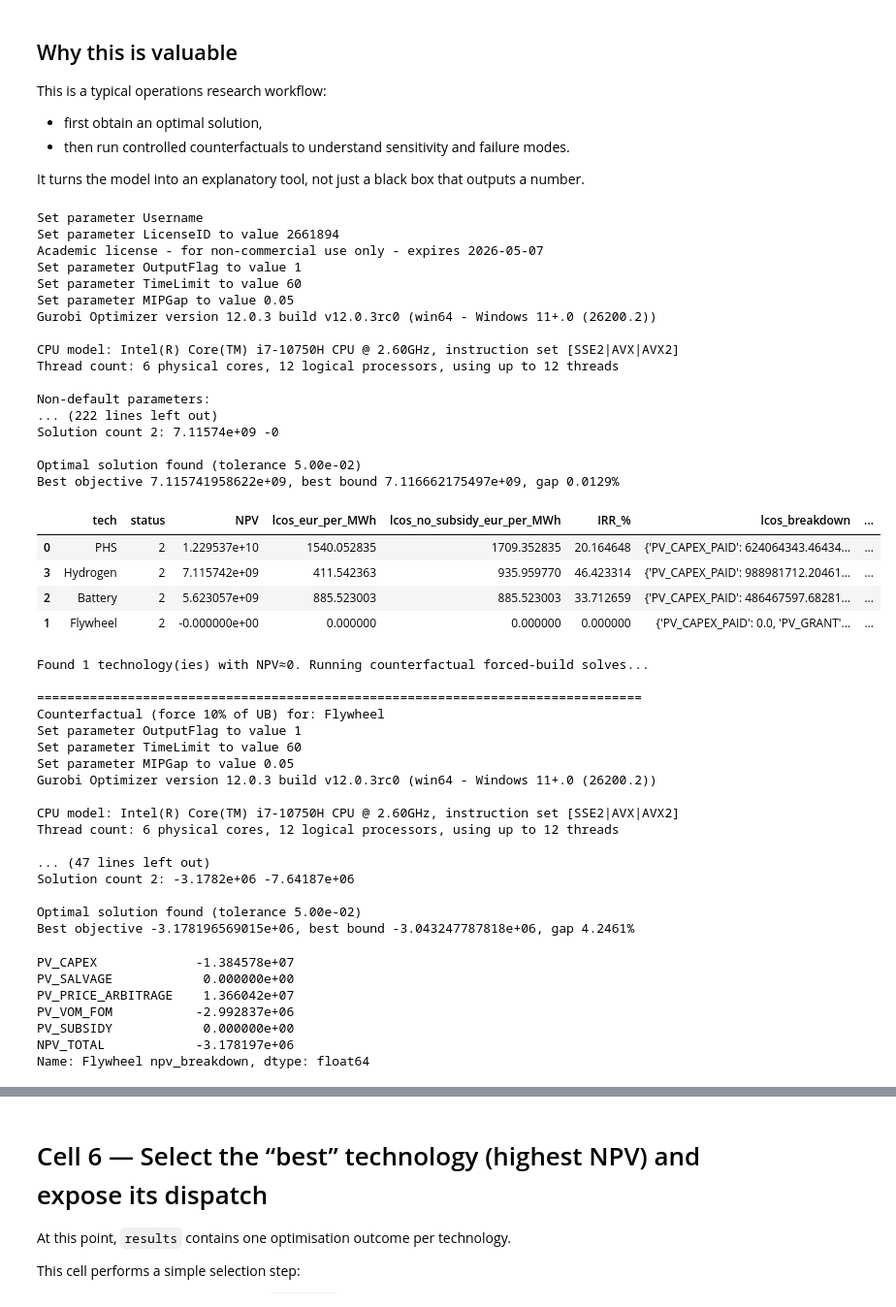
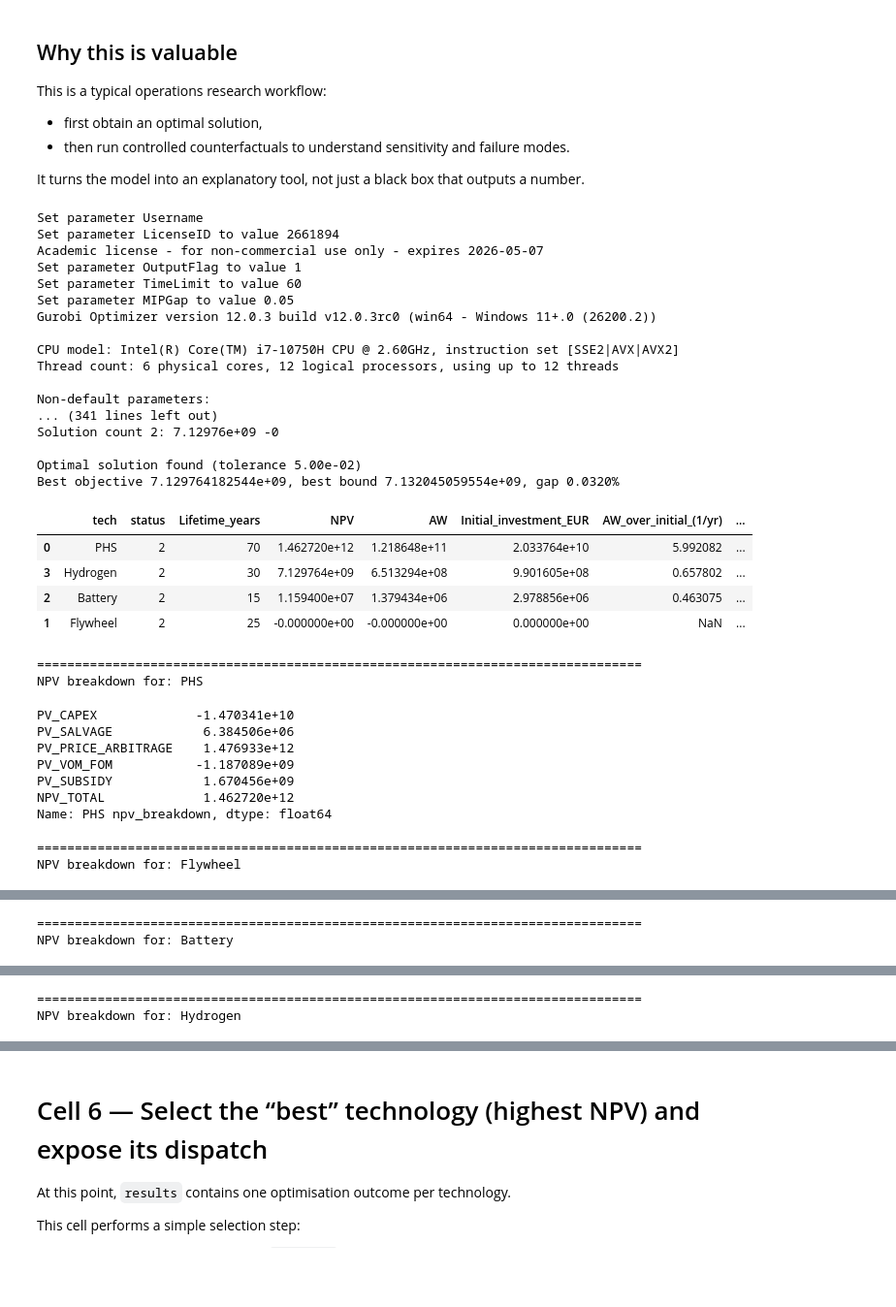
Before and after one commit to OtakuDisease/CM-E-Project, a Jupyter notebook: Best energy Alternative.ipynb, the cells around one changed output, grey strips where cells are left out. Shown at 97% size. Drawn from its saved outputs; the diff is of its cells as text; code cells hidden in the pictures; blank space fills up the shorter version.

Commit message:
Added AW over initial Investment

```diff
--- a/Best energy Alternative.ipynb
+++ b/Best energy Alternative.ipynb
@@ -1651,7 +1760,12 @@ import numpy as np
 import pandas as pd
 
 results = []
-for tech_name in TECH.keys():
+for tech_name, td in TECH.items():
+    operating_years = int(td.get("lifetime_years", H_years_default))
+    build_years = int(max(0, td.get("commissioning_delay_years", 0)))
+    H_tech = operating_years + build_years
+
+
     res = solve_one_tech(
         tech_name=tech_name,
         prices=prices,
@@ -1660,7 +1774,7 @@ for tech_name in TECH.keys():
         dt=dt,
         year_scale=year_scale,
         discount_rate=discount_rate,
-        H_years=H_years,
+        H_years=H_tech,
         subsidy_years=subsidy_years,
         output_flag=1,
         time_limit=60.0,
@@ -1672,7 +1786,12 @@ for tech_name in TECH.keys():
 summary = pd.DataFrame([{
     "tech": r["tech"],
     "status": r["status"],
+    "Lifetime_years": r.get("assumptions", {}).get("H_years", np.nan),
     "NPV": r.get("npv", np.nan),
+    "AW": r.get("aw", np.nan),
+    "Initial_investment_EUR": r.get("initial_investment_eur", np.nan),
+    "AW_over_initial_(1/yr)": r.get("aw_over_initial", np.nan),
+    "AW_over_initial_(%/yr)": r.get("aw_over_initial_pct", np.nan),
     "lcos_eur_per_MWh": r.get("lcos_eur_per_MWh", np.nan),
     "lcos_no_subsidy_eur_per_MWh": r.get("lcos_no_subsidy_eur_per_MWh", np.nan),
     "IRR_%": 100.0 * r.get("irr", np.nan),
@@ -1681,9 +1800,14 @@ summary = pd.DataFrame([{
     "Pch (MW)": r.get("Pch", np.nan),
     "Pdis (MW)": r.get("Pdis", np.nan),
     "simultaneous_hours_s0": r.get("simultaneous_hours_s0", np.nan),
-} for r in results]).sort_values("NPV", ascending=False)
+} for r in results]).sort_values("AW", ascending=False)
 
 display(summary)
+for r in results:
+    tech_name = r["tech"]
+    print("\n" + "="*80)
+    print(f"NPV breakdown for: {tech_name}")
+    display(pd.Series(r.get("npv_breakdown", {}), name=f"{tech_name} npv_breakdown"))
 
 # -------------------------
 # Counterfactual diagnostics: if a tech optimises to ~0, force a small build to see why
@@ -1697,6 +1821,9 @@ if len(r0_list) > 0:
         print("\n" + "="*80)
         print(f"Counterfactual (force 10% of UB) for: {tech_name}")
 
+        td = TECH[tech_name]
+        H_tech = int(td.get("lifetime_years", H_years_default))
+
         rbest = solve_one_tech(
             tech_name=tech_name,
             prices=prices,
@@ -1705,63 +1832,50 @@ if len(r0_list) > 0:
             dt=dt,
             year_scale=year_scale,
             discount_rate=discount_rate,
-            H_years=H_years,
+            H_years=H_tech,
             subsidy_years=subsidy_years,
             output_flag=1,
             time_limit=60.0,
             prevent_simultaneous=True,
             force_frac_ub=0.10,
             price_drift_annual=price_drift_annual,
         )
 
         display(pd.Series((rbest or {}).get("npv_breakdown", {}), name=f"{tech_name} npv_breakdown"))
         display((rbest or {}).get("scenario_breakdown", pd.DataFrame()).head())
 else:
     print("No technologies with NPV≈0 in baseline solve.")
 # %% [output]
 Set parameter Username
 Set parameter LicenseID to value 2661894
 Academic license - for non-commercial use only - expires 2026-05-07
 Set parameter OutputFlag to value 1
 Set parameter TimeLimit to value 60
 Set parameter MIPGap to value 0.05
 Gurobi Optimizer version 12.0.3 build v12.0.3rc0 (win64 - Windows 11+.0 (26200.2))
 
 CPU model: Intel(R) Core(TM) i7-10750H CPU @ 2.60GHz, instruction set [SSE2|AVX|AVX2]
 Thread count: 6 physical cores, 12 logical processors, using up to 12 threads
 
 Non-default parameters:
-... (222 lines left out)
-Solution count 2: 7.11574e+09 -0
+... (341 lines left out)
+Solution count 2: 7.12976e+09 -0
 
 Optimal solution found (tolerance 5.00e-02)
-Best objective 7.115741958622e+09, best bound 7.116662175497e+09, gap 0.0129%
+Best objective 7.129764182544e+09, best bound 7.132045059554e+09, gap 0.0320%
-|  | tech | status | NPV | lcos_eur_per_MWh | lcos_no_subsidy_eur_per_MWh | IRR_% | lcos_breakdown | ... |
-| 0 | PHS | 2 | 1.229537e+10 | 1540.052835 | 1709.352835 | 20.164648 | {'PV_CAPEX_PAID': 624064343.46434... | ... |
-| 3 | Hydrogen | 2 | 7.115742e+09 | 411.542363 | 935.959770 | 46.423314 | {'PV_CAPEX_PAID': 988981712.20461... | ... |
-| 2 | Battery | 2 | 5.623057e+09 | 885.523003 | 885.523003 | 33.712659 | {'PV_CAPEX_PAID': 486467597.68281... | ... |
-| 1 | Flywheel | 2 | -0.000000e+00 | 0.000000 | 0.000000 | 0.000000 | {'PV_CAPEX_PAID': 0.0, 'PV_GRANT'... | ... |
+|  | tech | status | Lifetime_years | NPV | AW | Initial_investment_EUR | AW_over_initial_(1/yr) | ... |
+| 0 | PHS | 2 | 70 | 1.462720e+12 | 1.218648e+11 | 2.033764e+10 | 5.992082 | ... |
+| 3 | Hydrogen | 2 | 30 | 7.129764e+09 | 6.513294e+08 | 9.901605e+08 | 0.657802 | ... |
+| 2 | Battery | 2 | 15 | 1.159400e+07 | 1.379434e+06 | 2.978856e+06 | 0.463075 | ... |
+| 1 | Flywheel | 2 | 25 | -0.000000e+00 | -0.000000e+00 | 0.000000e+00 | NaN | ... |
-Found 1 technology(ies) with NPV≈0. Running counterfactual forced-build solves...
-
 ================================================================================
-Counterfactual (force 10% of UB) for: Flywheel
-Set parameter OutputFlag to value 1
-Set parameter TimeLimit to value 60
-Set parameter MIPGap to value 0.05
-Gurobi Optimizer version 12.0.3 build v12.0.3rc0 (win64 - Windows 11+.0 (26200.2))
-
-CPU model: Intel(R) Core(TM) i7-10750H CPU @ 2.60GHz, instruction set [SSE2|AVX|AVX2]
-Thread count: 6 physical cores, 12 logical processors, using up to 12 threads
-
-... (47 lines left out)
-Solution count 2: -3.1782e+06 -7.64187e+06
-
-Optimal solution found (tolerance 5.00e-02)
-Best objective -3.178196569015e+06, best bound -3.043247787818e+06, gap 4.2461%
+NPV breakdown for: PHS
-PV_CAPEX             -1.384578e+07
-PV_SALVAGE            0.000000e+00
-PV_PRICE_ARBITRAGE    1.366042e+07
-PV_VOM_FOM           -2.992837e+06
-PV_SUBSIDY            0.000000e+00
-NPV_TOTAL            -3.178197e+06
-Name: Flywheel npv_breakdown, dtype: float64
+PV_CAPEX             -1.470341e+10
+PV_SALVAGE            6.384506e+06
+PV_PRICE_ARBITRAGE    1.476933e+12
+PV_VOM_FOM           -1.187089e+09
+PV_SUBSIDY            1.670456e+09
+NPV_TOTAL             1.462720e+12
+Name: PHS npv_breakdown, dtype: float64
+================================================================================
+NPV breakdown for: Flywheel
@@ -1767,0 +1889,2 @@ Name: Flywheel npv_breakdown, dtype: float64
+================================================================================
+NPV breakdown for: Battery
@@ -1767,0 +1898,2 @@ Name: Flywheel npv_breakdown, dtype: float64
+================================================================================
+NPV breakdown for: Hydrogen
```
Also changed, not shown: parts of 4 cells of this notebook.
